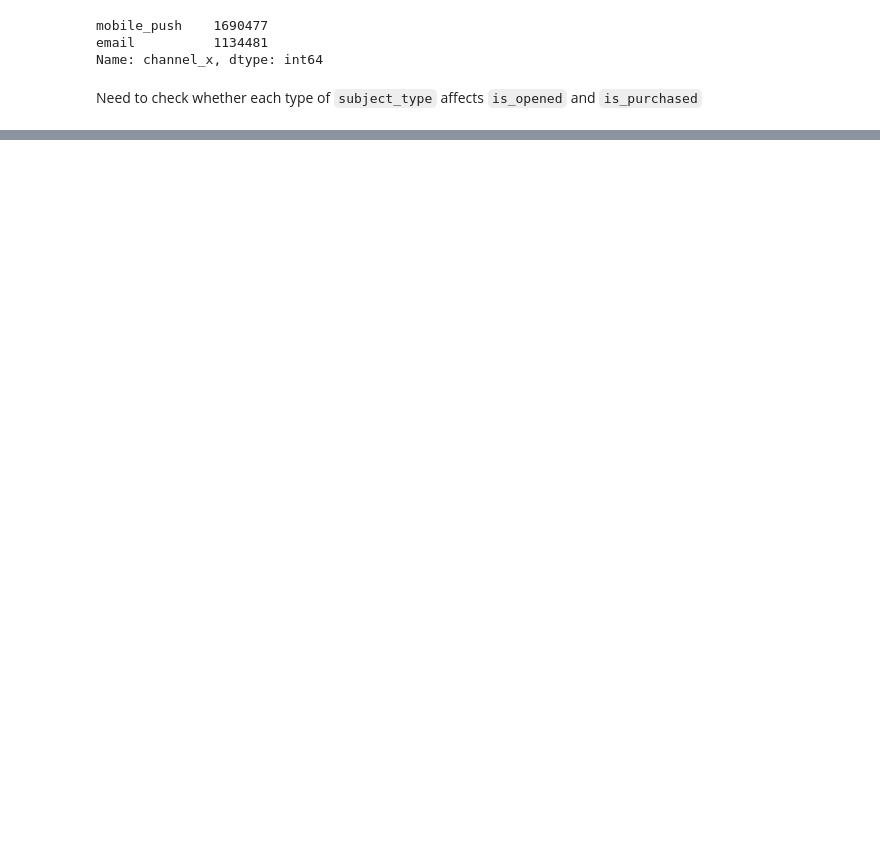
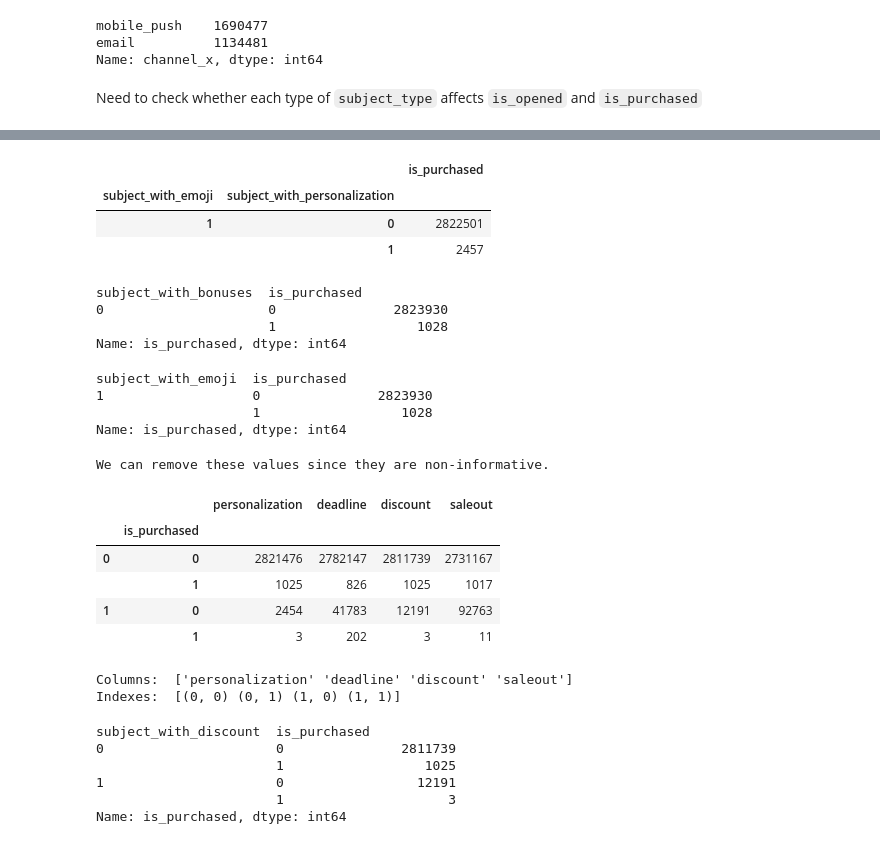
Before and after one commit to miguelsadorra14/DataWrangling, a Jupyter notebook: project.ipynb, the cells around one changed output, grey strips where cells are left out. Cells and saved outputs as stored; diff of their text form; code cells hidden in the pictures; blank space fills up the shorter version.

```diff
--- a/project.ipynb
+++ b/project.ipynb
@@ -152,0 +181,65 @@ Need to check whether each type of `subject_type` affects `is_opened` and `is_pu
+# %%
+pd.pivot_table(merged_df,
+                              values='is_purchased',
+                              index=['subject_with_emoji', 'subject_with_personalization'],
+                              aggfunc='count')
+# %% [output]
+|  |  | is_purchased |
+| subject_with_emoji | subject_with_personalization |  |
+| 1 | 0 | 2822501 |
+|  | 1 | 2457 |
+# %%
+personalization = merged_df.groupby('subject_with_personalization')['is_purchased'].value_counts()
+
+deadline = merged_df.groupby("subject_with_deadline")['is_purchased'].value_counts()
+
+# can remove since every row has an emoji
+emoji = merged_df.groupby("subject_with_emoji")['is_purchased'].value_counts()
+
+# can remove since none have bonuses lol
+bonuses = merged_df.groupby("subject_with_bonuses")['is_purchased'].value_counts()
+display(bonuses)
+display(emoji)
+
+
+
+print("We can remove these values since they are non-informative.")
+
+discounts = merged_df.groupby("subject_with_discount")['is_purchased'].value_counts()
+
+saleout = merged_df.groupby('subject_with_saleout')['is_purchased'].value_counts()
+
+result = pd.concat([personalization, deadline, discounts, saleout], axis=1, keys=['personalization', 'deadline', 'discount', 'saleout'])
+display(result)
+print("Columns: ",result.columns.values)
+print("Indexes: ",result.index.values)
+
+
+
+
+# plt.figure(figsize = (10,6))
+# plt.plot(topic_len)
+# %% [output]
+subject_with_bonuses  is_purchased
+0                     0               2823930
+                      1                  1028
+Name: is_purchased, dtype: int64
+subject_with_emoji  is_purchased
+1                   0               2823930
+                    1                  1028
+Name: is_purchased, dtype: int64
+We can remove these values since they are non-informative.
+|  |  | personalization | deadline | discount | saleout |
+|  | is_purchased |  |  |  |  |
+| 0 | 0 | 2821476 | 2782147 | 2811739 | 2731167 |
+|  | 1 | 1025 | 826 | 1025 | 1017 |
+| 1 | 0 | 2454 | 41783 | 12191 | 92763 |
+|  | 1 | 3 | 202 | 3 | 11 |
+Columns:  ['personalization' 'deadline' 'discount' 'saleout']
+Indexes:  [(0, 0) (0, 1) (1, 0) (1, 1)]
+subject_with_discount  is_purchased
+0                      0               2811739
+                       1                  1025
+1                      0                 12191
+                       1                     3
+Name: is_purchased, dtype: int64
```
Also changed, not shown: parts of 14 cells of this notebook.
